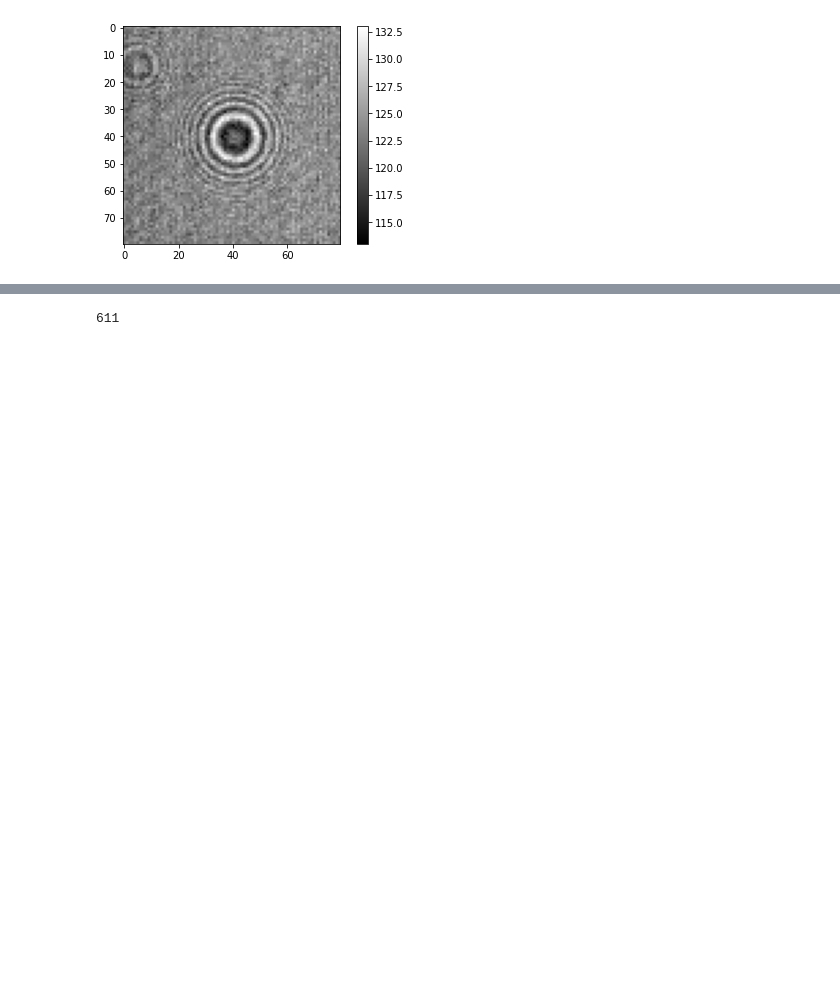
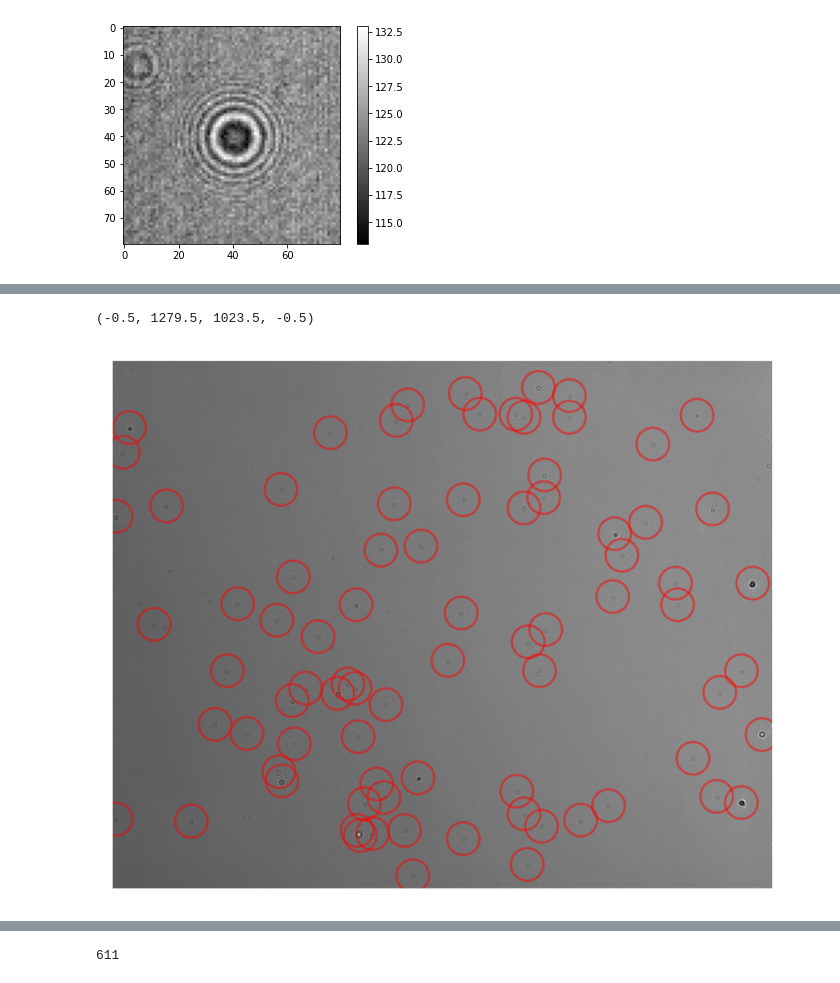
Before and after one commit to softmatterlab/Deep-learning-in-plankton-ecology, a Jupyter notebook: notebooks/03.track_3D_holography.ipynb, the cells around one changed output, grey strips where cells are left out. Cells and saved outputs as stored; diff of their text form; code cells hidden in the pictures; blank space fills up the shorter version.

```diff
--- a/notebooks/03.track_3D_holography.ipynb
+++ b/notebooks/03.track_3D_holography.ipynb
@@ -219,5 +205,7 @@ IndexError: index 2 is out of bounds for axis 3 with size 2
 # %%
-test_frame = frame[np.newaxis, ..., np.newaxis]
+#frame2 = (frame - np.min(frame)) / (np.max(frame) - np.min(frame))
+
+test_frame = frame2[np.newaxis, ..., np.newaxis]
 p, w = model.predict(test_frame)
 
 plt.figure(figsize=(10, 10 ))
@@ -257,0 +222,4 @@ plt.show()
+# %%
+alpha = 1
+cutoff = 0.0007
+dets = model.predict_and_detect(test_frame, alpha=alpha, beta=alpha-1, cutoff=cutoff, mode="constant")
@@ -257,0 +228,9 @@ plt.show()
+# %%
+dpi=200
+plt.figure(figsize=(frame.shape[0]/dpi, frame.shape[1]/dpi), dpi=dpi, frameon=False)
+plt.scatter(dets[0][:, 1], dets[0][:, 0], s=200, facecolor="none", linewidths=1, edgecolors="r", alpha=0.5)
+plt.imshow(frame, cmap="gray")
+plt.axis("off")
+# %% [output]
+(-0.5, 1279.5, 1023.5, -0.5)
+[figure, added]
```
Also changed, not shown: parts of 35 cells of this notebook.
